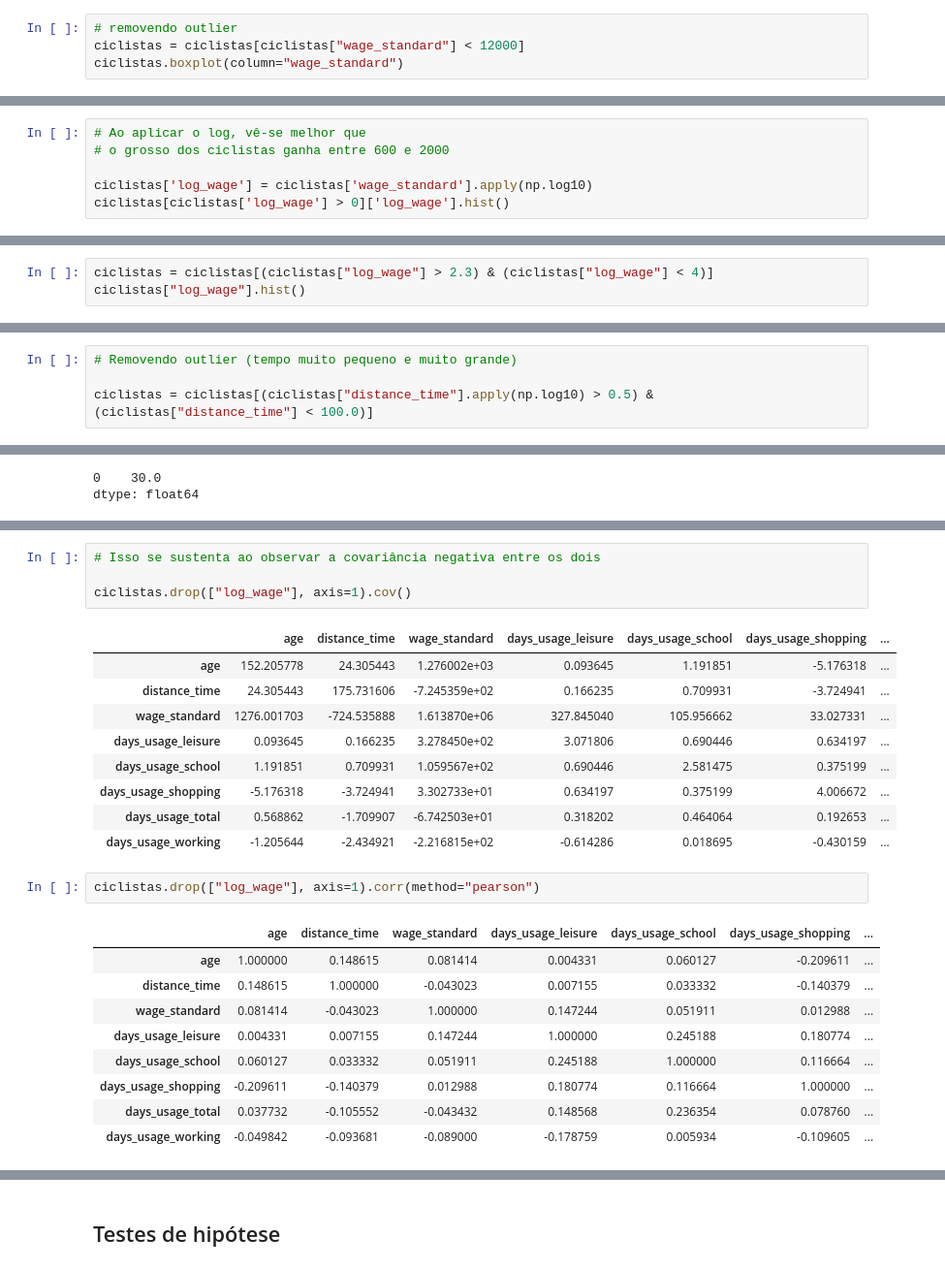
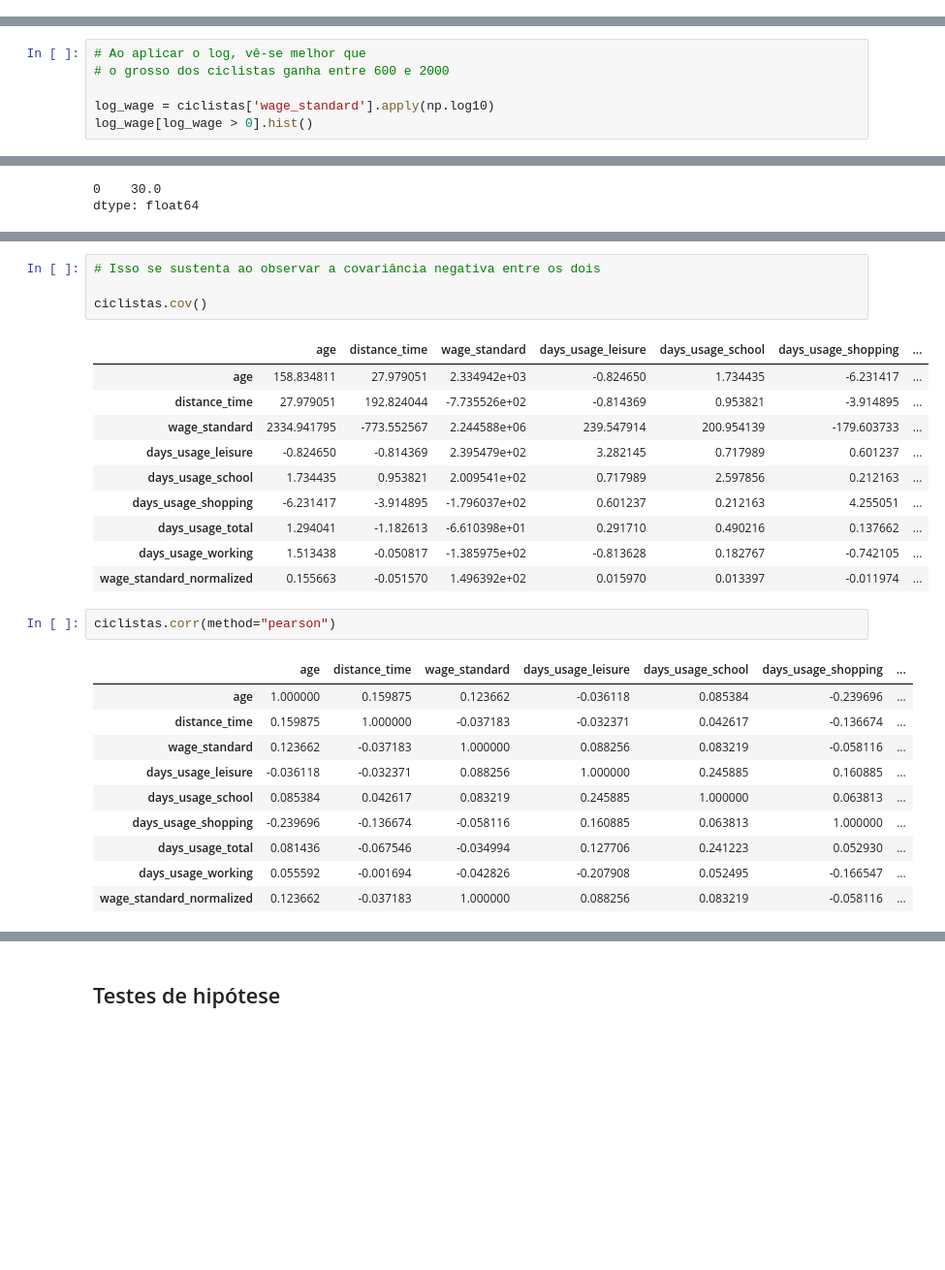
Before and after one commit to pedrocostab/Data_Science_Ciclistas, a Jupyter notebook: Projeto_1_Ciência_de_Dados.ipynb, the cells around one changed output, grey strips where cells are left out. Shown at 97% size. Drawn from its saved outputs; the diff is of its cells as text; blank space fills up the shorter version.

```diff
--- a/Projeto_1_Ciência_de_Dados.ipynb
+++ b/Projeto_1_Ciência_de_Dados.ipynb
@@ -477,4 +616,0 @@ ciclistas.boxplot(column="wage_standard")
-# %%
-# removendo outlier
-ciclistas = ciclistas[ciclistas["wage_standard"] < 12000]
-ciclistas.boxplot(column="wage_standard")
@@ -493,7 +626,7 @@ ciclistas["wage_standard"].hist()
 # Ao aplicar o log, vê-se melhor que
 # o grosso dos ciclistas ganha entre 600 e 2000
 
-ciclistas['log_wage'] = ciclistas['wage_standard'].apply(np.log10)
-ciclistas[ciclistas['log_wage'] > 0]['log_wage'].hist()
+log_wage = ciclistas['wage_standard'].apply(np.log10)
+log_wage[log_wage > 0].hist()
 # %% [output]
 <matplotlib.axes._subplots.AxesSubplot at 0x...>
@@ -501,3 +633,0 @@ ciclistas[ciclistas['log_wage'] > 0]['log_wage'].hist()
-# %%
-ciclistas = ciclistas[(ciclistas["log_wage"] > 2.3) & (ciclistas["log_wage"] < 4)]
-ciclistas["log_wage"].hist()
@@ -517,4 +638,0 @@ ciclistas["distance_time"].hist()
-# %%
-# Removendo outlier (tempo muito pequeno e muito grande)
-
-ciclistas = ciclistas[(ciclistas["distance_time"].apply(np.log10) > 0.5) & (ciclistas["distance_time"] < 100.0)]
@@ -603,27 +691,29 @@ plt.scatter(ciclistas["distance_time"], ciclistas["age"])
 # %%
 # Isso se sustenta ao observar a covariância negativa entre os dois
 
-ciclistas.drop(["log_wage"], axis=1).cov()
+ciclistas.cov()
 # %% [output]
 |  | age | distance_time | wage_standard | days_usage_leisure | days_usage_school | days_usage_shopping | ... |
-| age | 152.205778 | 24.305443 | 1.276002e+03 | 0.093645 | 1.191851 | -5.176318 | ... |
-| distance_time | 24.305443 | 175.731606 | -7.245359e+02 | 0.166235 | 0.709931 | -3.724941 | ... |
-| wage_standard | 1276.001703 | -724.535888 | 1.613870e+06 | 327.845040 | 105.956662 | 33.027331 | ... |
-| days_usage_leisure | 0.093645 | 0.166235 | 3.278450e+02 | 3.071806 | 0.690446 | 0.634197 | ... |
-| days_usage_school | 1.191851 | 0.709931 | 1.059567e+02 | 0.690446 | 2.581475 | 0.375199 | ... |
-| days_usage_shopping | -5.176318 | -3.724941 | 3.302733e+01 | 0.634197 | 0.375199 | 4.006672 | ... |
-| days_usage_total | 0.568862 | -1.709907 | -6.742503e+01 | 0.318202 | 0.464064 | 0.192653 | ... |
-| days_usage_working | -1.205644 | -2.434921 | -2.216815e+02 | -0.614286 | 0.018695 | -0.430159 | ... |
+| age | 158.834811 | 27.979051 | 2.334942e+03 | -0.824650 | 1.734435 | -6.231417 | ... |
+| distance_time | 27.979051 | 192.824044 | -7.735526e+02 | -0.814369 | 0.953821 | -3.914895 | ... |
+| wage_standard | 2334.941795 | -773.552567 | 2.244588e+06 | 239.547914 | 200.954139 | -179.603733 | ... |
+| days_usage_leisure | -0.824650 | -0.814369 | 2.395479e+02 | 3.282145 | 0.717989 | 0.601237 | ... |
+| days_usage_school | 1.734435 | 0.953821 | 2.009541e+02 | 0.717989 | 2.597856 | 0.212163 | ... |
+| days_usage_shopping | -6.231417 | -3.914895 | -1.796037e+02 | 0.601237 | 0.212163 | 4.255051 | ... |
+| days_usage_total | 1.294041 | -1.182613 | -6.610398e+01 | 0.291710 | 0.490216 | 0.137662 | ... |
+| days_usage_working | 1.513438 | -0.050817 | -1.385975e+02 | -0.813628 | 0.182767 | -0.742105 | ... |
+| wage_standard_normalized | 0.155663 | -0.051570 | 1.496392e+02 | 0.015970 | 0.013397 | -0.011974 | ... |
 # %%
-ciclistas.drop(["log_wage"], axis=1).corr(method="pearson")
+ciclistas.corr(method="pearson")
 # %% [output]
 |  | age | distance_time | wage_standard | days_usage_leisure | days_usage_school | days_usage_shopping | ... |
-| age | 1.000000 | 0.148615 | 0.081414 | 0.004331 | 0.060127 | -0.209611 | ... |
-| distance_time | 0.148615 | 1.000000 | -0.043023 | 0.007155 | 0.033332 | -0.140379 | ... |
-| wage_standard | 0.081414 | -0.043023 | 1.000000 | 0.147244 | 0.051911 | 0.012988 | ... |
-| days_usage_leisure | 0.004331 | 0.007155 | 0.147244 | 1.000000 | 0.245188 | 0.180774 | ... |
-| days_usage_school | 0.060127 | 0.033332 | 0.051911 | 0.245188 | 1.000000 | 0.116664 | ... |
-| days_usage_shopping | -0.209611 | -0.140379 | 0.012988 | 0.180774 | 0.116664 | 1.000000 | ... |
-| days_usage_total | 0.037732 | -0.105552 | -0.043432 | 0.148568 | 0.236354 | 0.078760 | ... |
-| days_usage_working | -0.049842 | -0.093681 | -0.089000 | -0.178759 | 0.005934 | -0.109605 | ... |
+| age | 1.000000 | 0.159875 | 0.123662 | -0.036118 | 0.085384 | -0.239696 | ... |
+| distance_time | 0.159875 | 1.000000 | -0.037183 | -0.032371 | 0.042617 | -0.136674 | ... |
+| wage_standard | 0.123662 | -0.037183 | 1.000000 | 0.088256 | 0.083219 | -0.058116 | ... |
+| days_usage_leisure | -0.036118 | -0.032371 | 0.088256 | 1.000000 | 0.245885 | 0.160885 | ... |
+| days_usage_school | 0.085384 | 0.042617 | 0.083219 | 0.245885 | 1.000000 | 0.063813 | ... |
+| days_usage_shopping | -0.239696 | -0.136674 | -0.058116 | 0.160885 | 0.063813 | 1.000000 | ... |
+| days_usage_total | 0.081436 | -0.067546 | -0.034994 | 0.127706 | 0.241223 | 0.052930 | ... |
+| days_usage_working | 0.055592 | -0.001694 | -0.042826 | -0.207908 | 0.052495 | -0.166547 | ... |
+| wage_standard_normalized | 0.123662 | -0.037183 | 1.000000 | 0.088256 | 0.083219 | -0.058116 | ... |
 # %%
```
Also changed, not shown: parts of 53 cells of this notebook.
